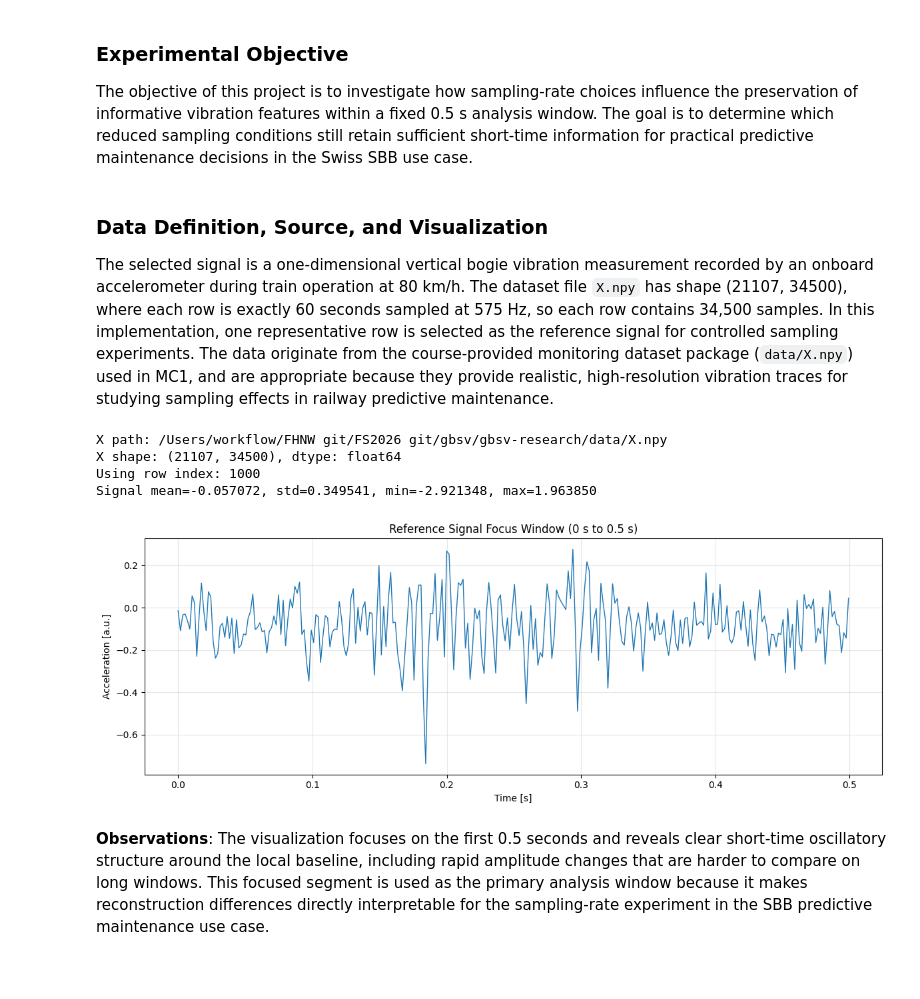
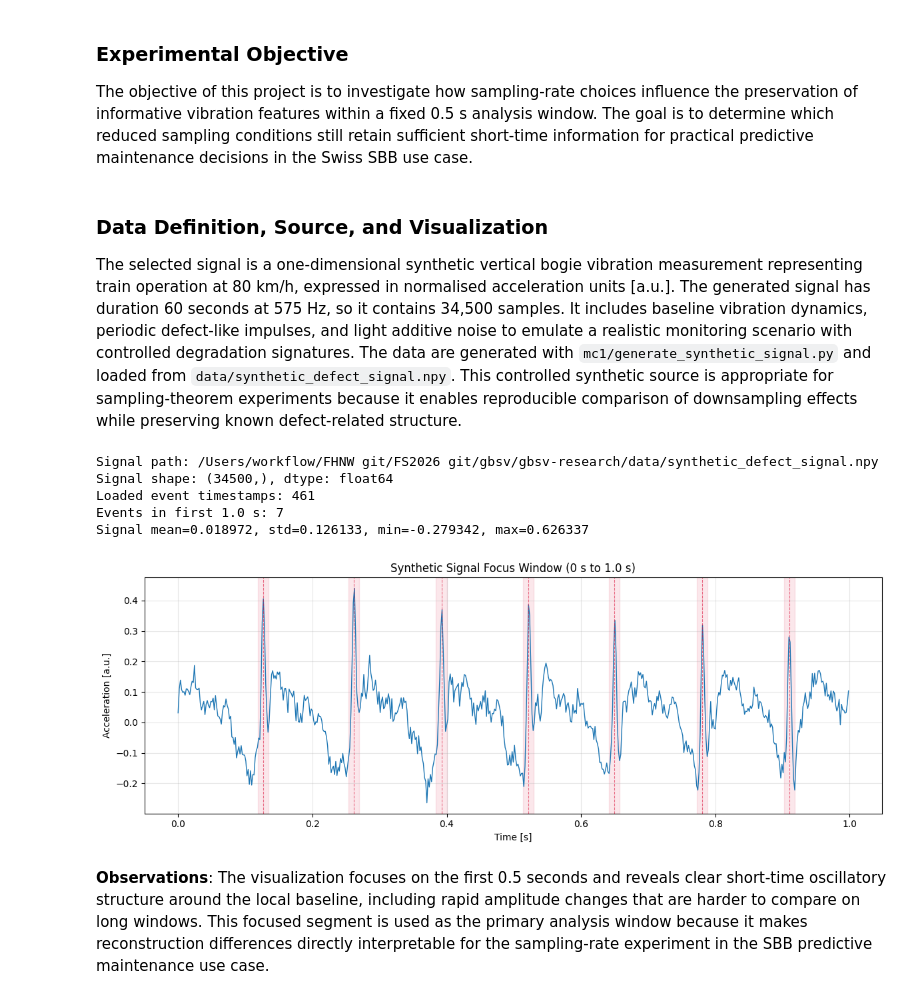
Before and after one commit to mikeandrusyak/gbsv-research, a Jupyter notebook: mc1/sampling_theorem.ipynb, the cells around one changed output. Cells and saved outputs as stored; diff of their text form; code cells hidden in the pictures; blank space fills up the shorter version.

```diff
--- a/mc1/sampling_theorem.ipynb
+++ b/mc1/sampling_theorem.ipynb
@@ -21,49 +21,70 @@ The objective of this project is to investigate how sampling-rate choices influe
 # %% [markdown]
 ### Data Definition, Source, and Visualization
 
-The selected signal is a one-dimensional vertical bogie vibration measurement recorded by an onboard accelerometer during train operation at 80 km/h. The dataset file `X.npy` has shape (21107, 34500), where each row is exactly 60 seconds sampled at 575 Hz, so each row contains 34,500 samples. In this implementation, one representative row is selected as the reference signal for controlled sampling experiments. The data originate from the course-provided monitoring dataset package (`data/X.npy`) used in MC1, and are appropriate because they provide realistic, high-resolution vibration traces for studying sampling effects in railway predictive maintenance.
+The selected signal is a one-dimensional synthetic vertical bogie vibration measurement representing train operation at 80 km/h, expressed in normalised acceleration units [a.u.]. The generated signal has duration 60 seconds at 575 Hz, so it contains 34,500 samples. It includes baseline vibration dynamics, periodic defect-like impulses, and light additive noise to emulate a realistic monitoring scenario with controlled degradation signatures. The data are generated with `mc1/generate_synthetic_signal.py` and loaded from `data/synthetic_defect_signal.npy`. This controlled synthetic source is appropriate for sampling-theorem experiments because it enables reproducible comparison of downsampling effects while preserving known defect-related structure.
 # %%
 from pathlib import Path
 
 import numpy as np
 import matplotlib.pyplot as plt
 
 FS_HZ = 575
 DURATION_SECONDS = 60
-REFERENCE_ROW_INDEX = 1000
-FOCUS_WINDOW_SECONDS = 0.5
+FOCUS_WINDOW_SECONDS = 1
+EVENT_MARKER_HALF_WIDTH_S = 0.008
+DEFECT_CUTOUT_PRE_S = 0.03
+DEFECT_CUTOUT_POST_S = 0.05
 
 project_root = Path.cwd().resolve().parent
-x_path = project_root / "data" / "X.npy"
-X = np.load(x_path, mmap_mode="r")
-assert X.ndim == 2, "Expected a 2D array: (rows, samples_per_row)."
-assert X.shape[1] == FS_HZ * DURATION_SECONDS, "Unexpected row length for 60 s at 575 Hz."
+x_path = project_root / "data" / "synthetic_defect_signal.npy"
+event_path = project_root / "data" / "synthetic_defect_signal_event_times.npy"
 
-x_ref = X[REFERENCE_ROW_INDEX].astype(np.float64)
+x_full = np.load(x_path).astype(np.float64)
+event_times = np.load(event_path).astype(np.float64) if event_path.exists() else np.array([], dtype=np.float64)
+
+assert x_full.ndim == 1, "Expected a 1D synthetic signal."
+assert x_full.size == FS_HZ * DURATION_SECONDS, "Unexpected signal length for 60 s at 575 Hz."
+
+x_ref = x_full
 time_s = np.arange(x_ref.size) / FS_HZ
+event_times_focus = event_times[(event_times >= 0.0) & (event_times < FOCUS_WINDOW_SECONDS)]
 
-print(f"X path: {x_path}")
-print(f"X shape: {X.shape}, dtype: {X.dtype}")
-print(f"Using row index: {REFERENCE_ROW_INDEX}")
-print(f"Signal mean={x_ref.mean():.6f}, std={x_ref.std():.6f}, min={x_ref.min():.6f}, max={x_ref.max():.6f}")
+print(f"Signal path: {x_path}")
+print(f"Signal shape: {x_ref.shape}, dtype: {x_ref.dtype}")
+print(f"Loaded event timestamps: {event_times.size}")
+print(f"Events in first {FOCUS_WINDOW_SECONDS:.1f} s: {event_times_focus.size}")
+print(
+    f"Signal mean={x_ref.mean():.6f}, std={x_ref.std():.6f}, "
+    f"min={x_ref.min():.6f}, max={x_ref.max():.6f}"
+)
 
 zoom_mask = (time_s >= 0) & (time_s < FOCUS_WINDOW_SECONDS)
 
 fig, ax = plt.subplots(1, 1, figsize=(12, 4.5))
-ax.plot(time_s[zoom_mask], x_ref[zoom_mask], linewidth=1.0)
-ax.set_title(f"Reference Signal Focus Window (0 s to {FOCUS_WINDOW_SECONDS:.1f} s)")
+ax.plot(time_s[zoom_mask], x_ref[zoom_mask], linewidth=1.0, label="signal")
+
+for t_evt in event_times_focus:
+    ax.axvspan(
+        max(0.0, t_evt - EVENT_MARKER_HALF_WIDTH_S),
+        min(FOCUS_WINDOW_SECONDS, t_evt + EVENT_MARKER_HALF_WIDTH_S),
+        color="crimson",
+        alpha=0.10,
+    )
+    ax.axvline(t_evt, color="crimson", linestyle="--", linewidth=0.8, alpha=0.6)
+
+ax.set_title(f"Synthetic Signal Focus Window (0 s to {FOCUS_WINDOW_SECONDS:.1f} s)")
 ax.set_xlabel("Time [s]")
 ax.set_ylabel("Acceleration [a.u.]")
 ax.grid(alpha=0.3)
-
 plt.tight_layout()
 plt.show()
 # %% [output]
-X path: /Users/workflow/FHNW git/FS2026 git/gbsv/gbsv-research/data/X.npy
-X shape: (21107, 34500), dtype: float64
-Using row index: 1000
-Signal mean=-0.057072, std=0.349541, min=-2.921348, max=1.963850
+Signal path: /Users/workflow/FHNW git/FS2026 git/gbsv/gbsv-research/data/synthetic_defect_signal.npy
+Signal shape: (34500,), dtype: float64
+Loaded event timestamps: 461
+Events in first 1.0 s: 7
+Signal mean=0.018972, std=0.126133, min=-0.279342, max=0.626337
-[figure, old version]
+[figure, new version]
 # %% [markdown]
 **Observations**:
 The visualization focuses on the first 0.5 seconds and reveals clear short-time oscillatory structure around the local baseline, including rapid amplitude changes that are harder to compare on long windows. This focused segment is used as the primary analysis window because it makes reconstruction differences directly interpretable for the sampling-rate experiment in the SBB predictive maintenance use case.
```
Also changed, not shown: parts of 6 cells of this notebook, 2 other files.
